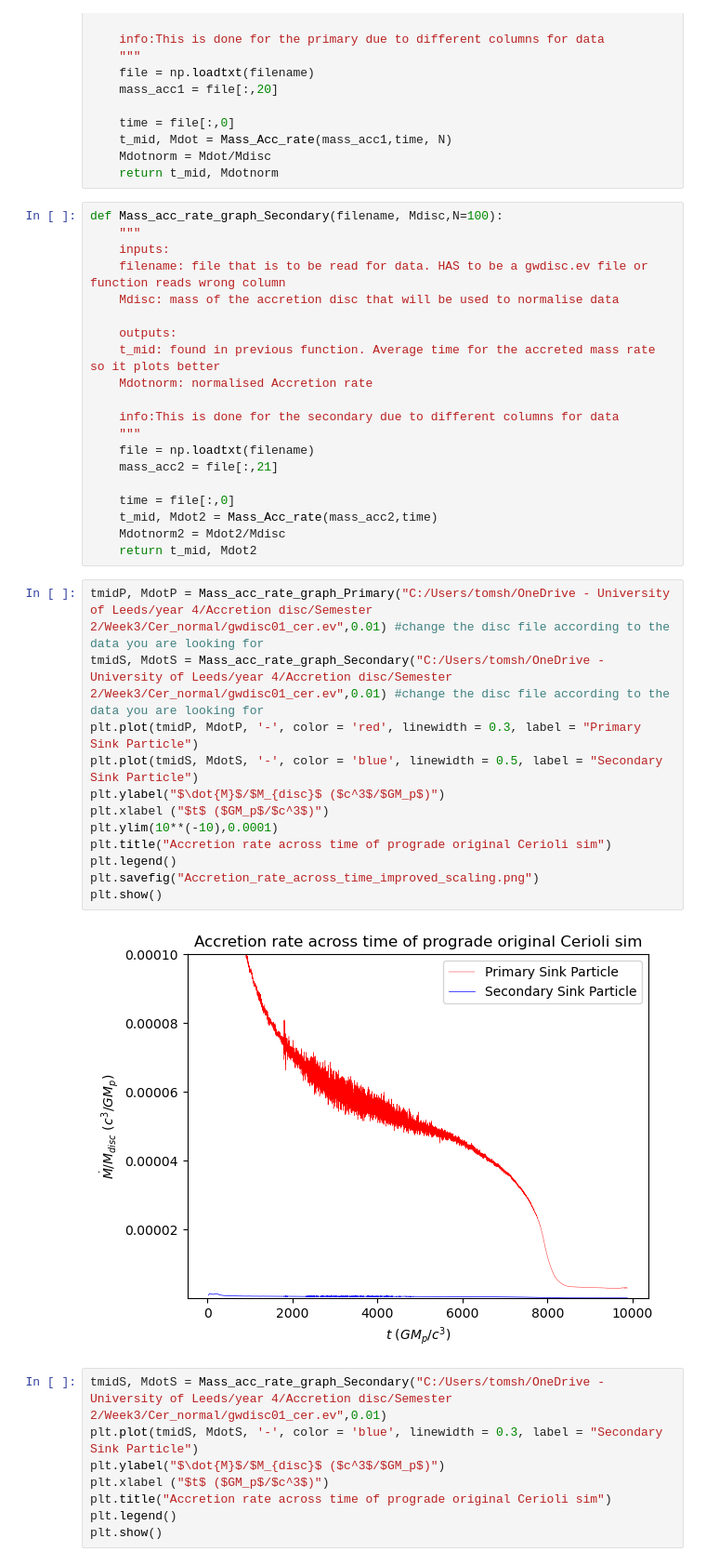
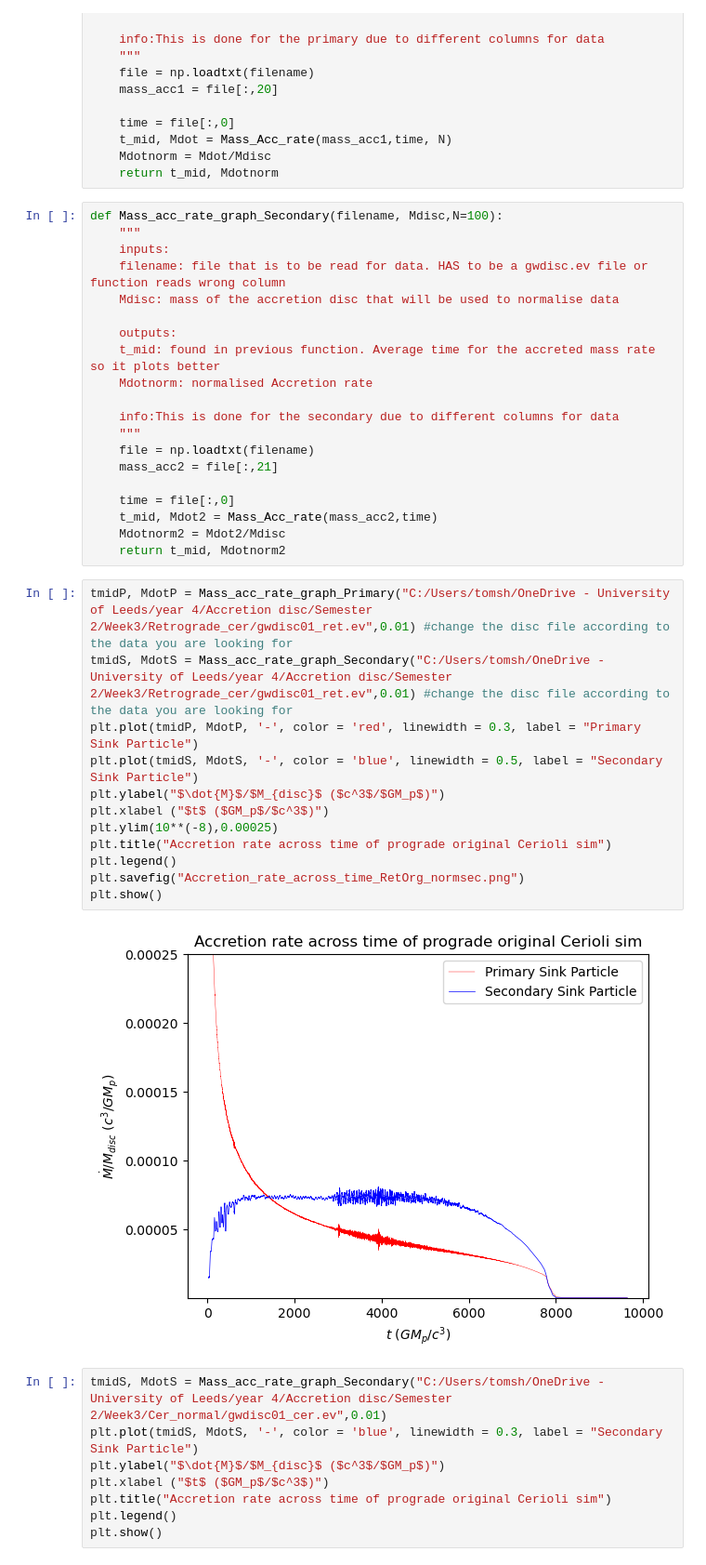
Before and after one commit to tomshilling04/physics_repo, a Jupyter notebook: Accretion_rate.ipynb, the cells around one changed output. Shown at 93% size. Drawn from its saved outputs; the diff is of its cells as text.

Commit message:
fix: secondary sink particle never normalised

```diff
--- a/Accretion_rate.ipynb
+++ b/Accretion_rate.ipynb
@@ -83,21 +99,21 @@ def Mass_acc_rate_graph_Secondary(filename, Mdisc,N=100):
     time = file[:,0]
     t_mid, Mdot2 = Mass_Acc_rate(mass_acc2,time)
     Mdotnorm2 = Mdot2/Mdisc
-    return t_mid, Mdot2
+    return t_mid, Mdotnorm2
 # %%
-tmidP, MdotP = Mass_acc_rate_graph_Primary("C:/Users/tomsh/OneDrive - University of Leeds/year 4/Accretion disc/Semester 2/Week3/Cer_normal/gwdisc01_cer.ev",0.01) #change the disc file according to the data you are looking for
-tmidS, MdotS = Mass_acc_rate_graph_Secondary("C:/Users/tomsh/OneDrive - University of Leeds/year 4/Accretion disc/Semester 2/Week3/Cer_normal/gwdisc01_cer.ev",0.01) #change the disc file according to the data you are looking for
+tmidP, MdotP = Mass_acc_rate_graph_Primary("C:/Users/tomsh/OneDrive - University of Leeds/year 4/Accretion disc/Semester 2/Week3/Retrograde_cer/gwdisc01_ret.ev",0.01) #change the disc file according to the data you are looking for
+tmidS, MdotS = Mass_acc_rate_graph_Secondary("C:/Users/tomsh/OneDrive - University of Leeds/year 4/Accretion disc/Semester 2/Week3/Retrograde_cer/gwdisc01_ret.ev",0.01) #change the disc file according to the data you are looking for
 plt.plot(tmidP, MdotP, '-', color = 'red', linewidth = 0.3, label = "Primary Sink Particle")
 plt.plot(tmidS, MdotS, '-', color = 'blue', linewidth = 0.5, label = "Secondary Sink Particle")
 plt.ylabel("$\dot{M}$/$M_{disc}$ ($c^3$/$GM_p$)")
 plt.xlabel ("$t$ ($GM_p$/$c^3$)")
-plt.ylim(10**(-10),0.0001)
+plt.ylim(10**(-8),0.00025)
 plt.title("Accretion rate across time of prograde original Cerioli sim")
 plt.legend()
-plt.savefig("Accretion_rate_across_time_improved_scaling.png")
+plt.savefig("Accretion_rate_across_time_RetOrg_normsec.png")
 plt.show()
 # %% [output]
-[figure, old version]
+[figure, new version]
 # %%
 tmidS, MdotS = Mass_acc_rate_graph_Secondary("C:/Users/tomsh/OneDrive - University of Leeds/year 4/Accretion disc/Semester 2/Week3/Cer_normal/gwdisc01_cer.ev",0.01)
 plt.plot(tmidS, MdotS, '-', color = 'blue', linewidth = 0.3, label = "Secondary Sink Particle")
```
Also changed, not shown: parts of 2 cells of this notebook.
